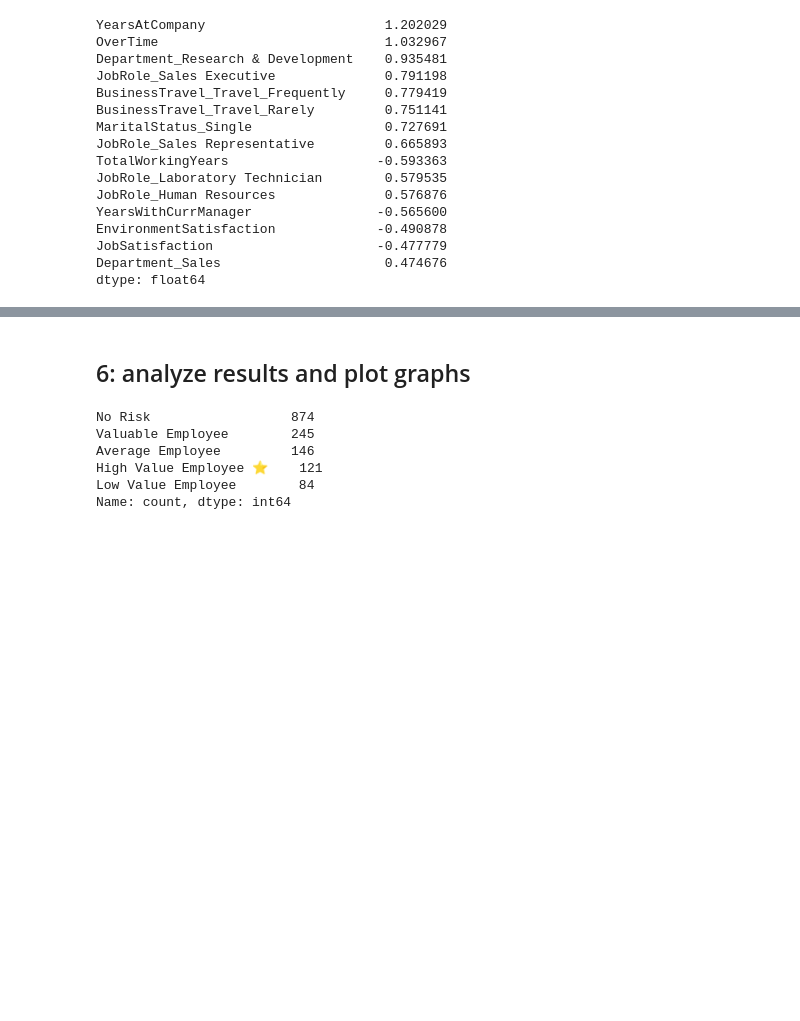
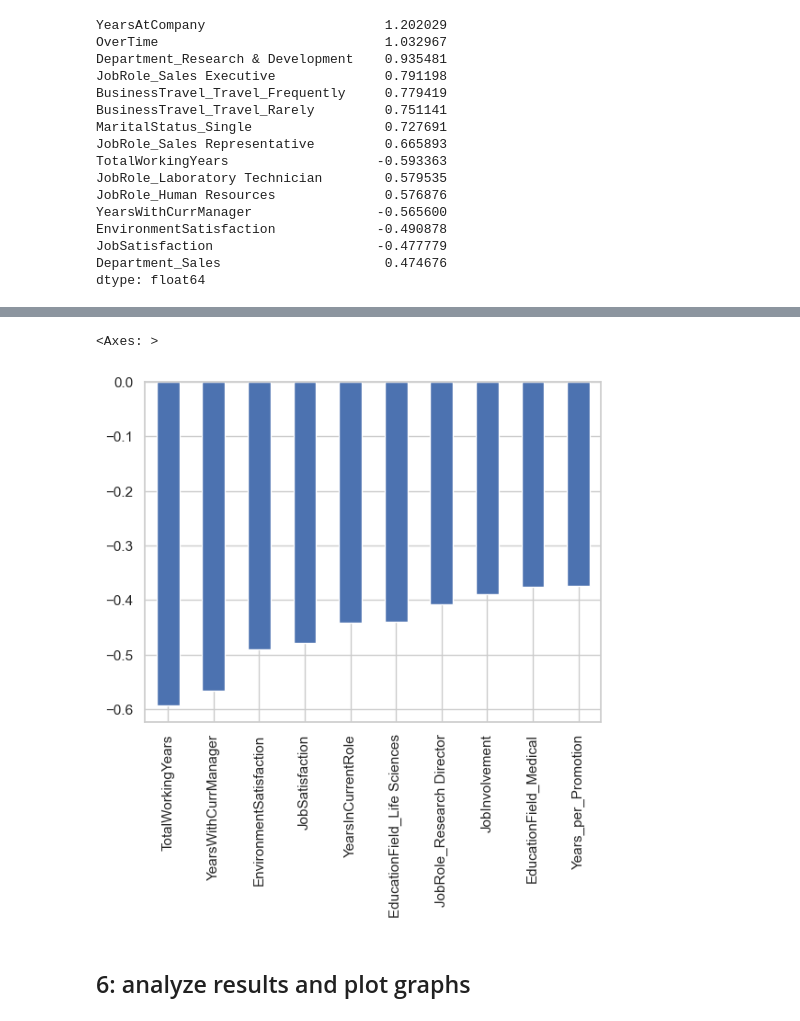
Before and after one commit to Andrew-Hany/employee-attrition-decision-system, a Jupyter notebook: attrition_model.ipynb, the cells around one changed output, grey strips where cells are left out. Cells and saved outputs as stored; diff of their text form; code cells hidden in the pictures; blank space fills up the shorter version.

```diff
--- a/attrition_model.ipynb
+++ b/attrition_model.ipynb
@@ -328,19 +313,7 @@ top_positive, top_negative
+# %%
+top_negative.plot(kind='bar')
+# %% [output]
+<Axes: >
+[figure, added]
 # %% [markdown]
 ## 6: analyze results and plot graphs
-# %%
-scores = []
-AttritionTypes =[]
-
-for i in range(len(X)):
-    res = attrition_system(final_model, X.iloc[[i]], df.iloc[i])
-    scores.append(res['score'])
-    AttritionTypes.append(res['AttritionType'])
-
-pd.Series(AttritionTypes).value_counts()
-# %% [output]
-No Risk                  874
-Valuable Employee        245
-Average Employee         146
-High Value Employee ⭐    121
-Low Value Employee        84
-Name: count, dtype: int64
```
Also changed, not shown: parts of 4 cells of this notebook.
